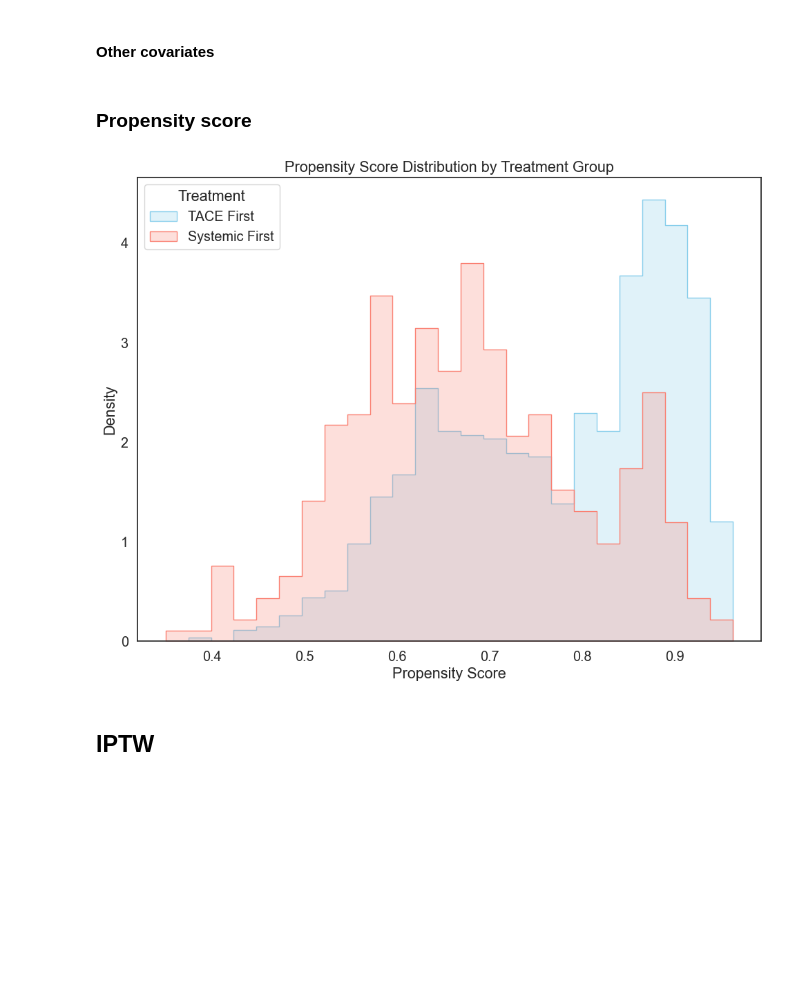
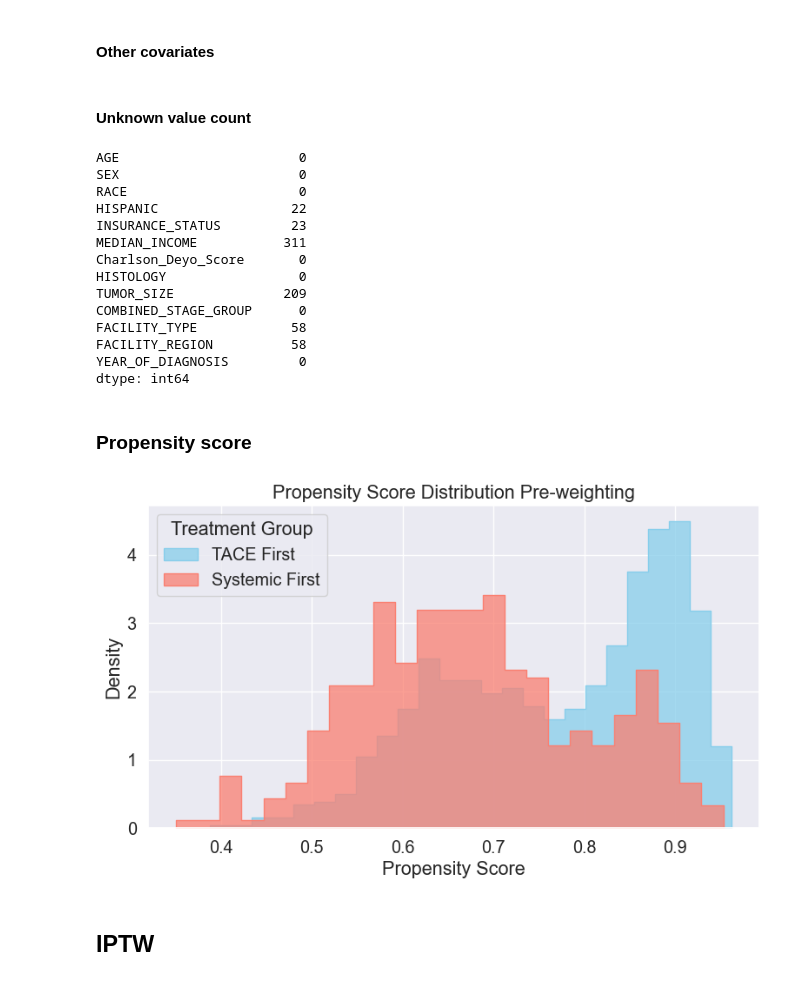
Before and after one commit to NicWYZ/HCC_TACE, a Jupyter notebook: TACE_IO_NCDB.ipynb, the cells around one changed output. Cells and saved outputs as stored; diff of their text form; code cells hidden in the pictures; blank space fills up the shorter version.

```diff
--- a/TACE_IO_NCDB.ipynb
+++ b/TACE_IO_NCDB.ipynb
@@ -274,6 +274,25 @@ covariates = [
     'FACILITY_TYPE', 'FACILITY_REGION', #Facility
     'YEAR_OF_DIAGNOSIS' #Temporal
 ]
+# %% [markdown]
+#### Unknown value count
+# %%
+df_hcc[covariates].apply(lambda col: (col == 'Unknown').sum())
+# %% [output]
+AGE                       0
+SEX                       0
+RACE                      0
+HISPANIC                 22
+INSURANCE_STATUS         23
+MEDIAN_INCOME           311
+Charlson_Deyo_Score       0
+HISTOLOGY                 0
+TUMOR_SIZE              209
+COMBINED_STAGE_GROUP      0
+FACILITY_TYPE            58
+FACILITY_REGION          58
+YEAR_OF_DIAGNOSIS         0
+dtype: int64
 # %% [markdown]
 ### Propensity score
 # %%
@@ -288,29 +307,31 @@ ps_model = LogisticRegression(max_iter=2000)
 ps_model.fit(X, y)
 
 df_hcc['ps'] = ps_model.predict_proba(X)[:, 1]
-# %%
-import seaborn as sns
-import matplotlib.pyplot as plt
-
-sns.histplot(
-    data=df_hcc,
-    x='ps',
-    hue='sequence_group',
-    bins=25,
-    element="step",
-    stat="density",
-    common_norm=False,
-    palette={0: "salmon", 1: "skyblue"}
-)
-
-plt.title("Propensity Score Distribution by Treatment Group")
-plt.xlabel("Propensity Score")
-plt.ylabel("Density")
-plt.legend(title="Treatment", labels=["TACE First", "Systemic First"])
-plt.tight_layout()
-plt.show()
-# %% [output]
-[figure, removed]
+# %%
+import seaborn as sns
+import matplotlib.pyplot as plt
+plt.figure(figsize=(8, 5))
+
+sns.histplot(
+    data=df_hcc[df_hcc['sequence_group'] == 1],
+    x='ps', bins=25, stat='density',
+    color='skyblue', label='TACE First', element='step'
+)
+
+sns.histplot(
+    data=df_hcc[df_hcc['sequence_group'] == 0],
+    x='ps', bins=25, stat='density',
+    color='salmon', label='Systemic First', element='step'
+)
+
+plt.title("Propensity Score Distribution Pre-weighting")
+plt.xlabel("Propensity Score")
+plt.ylabel("Density")
+plt.legend(title='Treatment Group')
+plt.tight_layout()
+plt.show()
+# %% [output]
+[figure, added]
 # %% [markdown]
 ## IPTW
 # %% [markdown]
```
Also changed, not shown: parts of 25 cells of this notebook, 1 other file.
